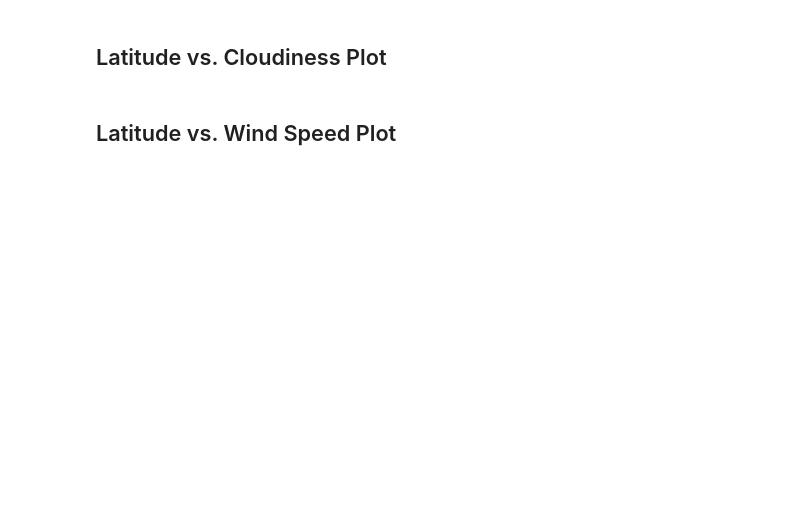
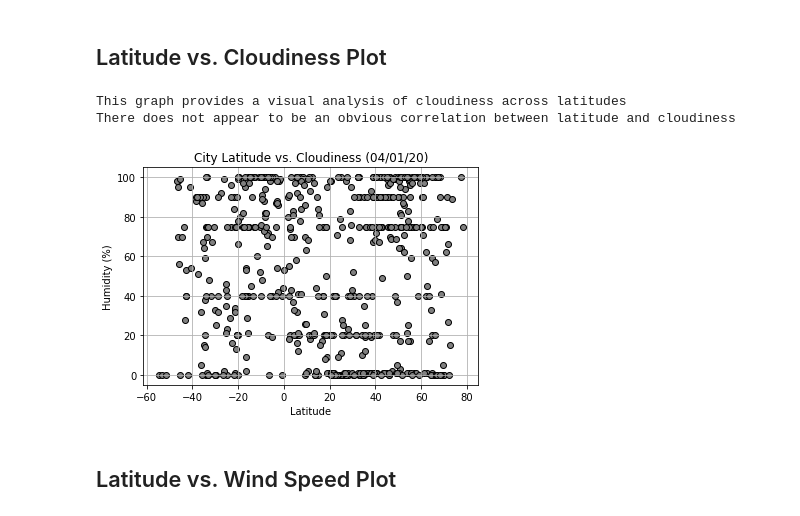
Before and after one commit to JGarvert/python-api-challenge, a Jupyter notebook: WeatherPy/WeatherPy.ipynb, the cells around one changed output. Saved outputs shown, nothing was run; the diff lists cells and outputs as text; code cells hidden in the pictures; blank space fills up the shorter version.

```diff
--- a/WeatherPy/WeatherPy.ipynb
+++ b/WeatherPy/WeatherPy.ipynb
@@ -288,2 +299,14 @@ Text(0.5, 1.0, 'City Latitude vs. Max Temperature (04/01/20)')
+# %%
+plt.scatter(city_df['Lat'],city_df['Cloudiness'], c = 'grey', edgecolor = 'k')
+plt.grid()
+plt.xlabel('Latitude')
+plt.ylabel('Humidity (%)')
+plt.title(f'City Latitude vs. Cloudiness (04/01/20)')
+print("This graph provides a visual analysis of cloudiness across latitudes")
+print("There does not appear to be an obvious correlation between latitude and cloudiness")
+# %% [output]
+This graph provides a visual analysis of cloudiness across latitudes
+There does not appear to be an obvious correlation between latitude and cloudiness
+[figure, added]
 # %% [markdown]
 ## Latitude vs. Wind Speed Plot
```
Also changed, not shown: parts of 8 cells of this notebook.
